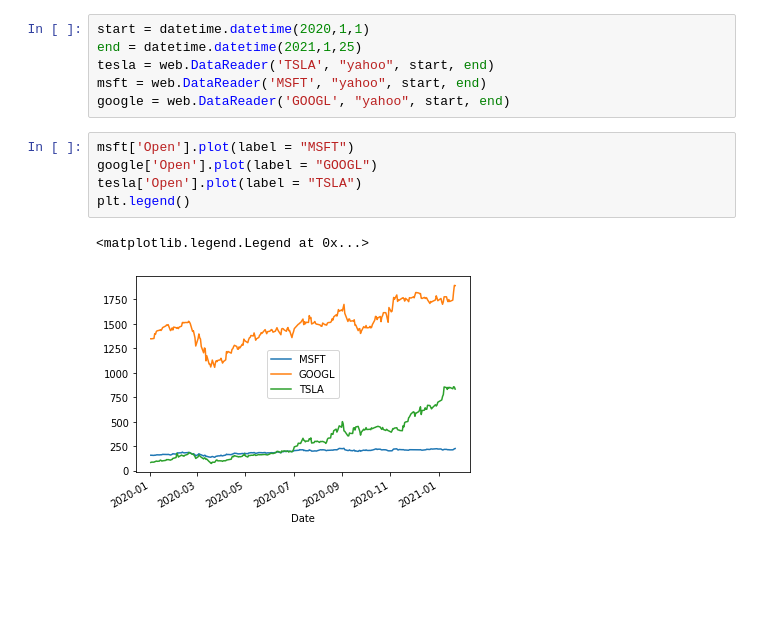
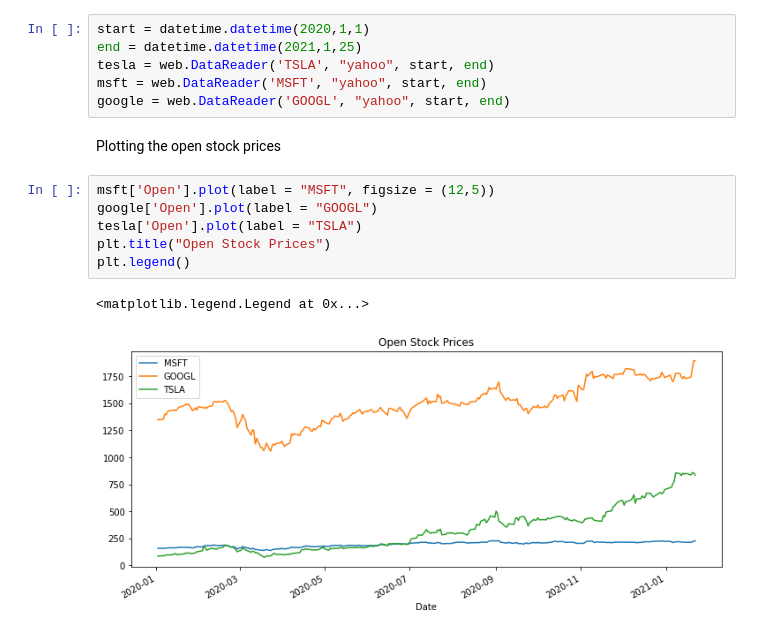
Before and after one commit to tszabad/FCC_dataanalytics, a Jupyter notebook: stock_analysis.ipynb, the cells around one changed output. Cells and saved outputs as stored; diff of their text form; blank space fills up the shorter version.

```diff
--- a/stock_analysis.ipynb
+++ b/stock_analysis.ipynb
@@ -15,11 +15,14 @@ end = datetime.datetime(2021,1,25)
 tesla = web.DataReader('TSLA', "yahoo", start, end)
 msft = web.DataReader('MSFT', "yahoo", start, end)
 google = web.DataReader('GOOGL', "yahoo", start, end)
+# %% [markdown]
+Plotting the open stock prices
 # %%
-msft['Open'].plot(label = "MSFT")
+msft['Open'].plot(label = "MSFT", figsize = (12,5))
 google['Open'].plot(label = "GOOGL")
 tesla['Open'].plot(label = "TSLA")
+plt.title("Open Stock Prices")
 plt.legend()
 # %% [output]
 <matplotlib.legend.Legend at 0x...>
-[figure, old version]
+[figure, new version]
```
Also changed, not shown: parts of 5 cells of this notebook.
